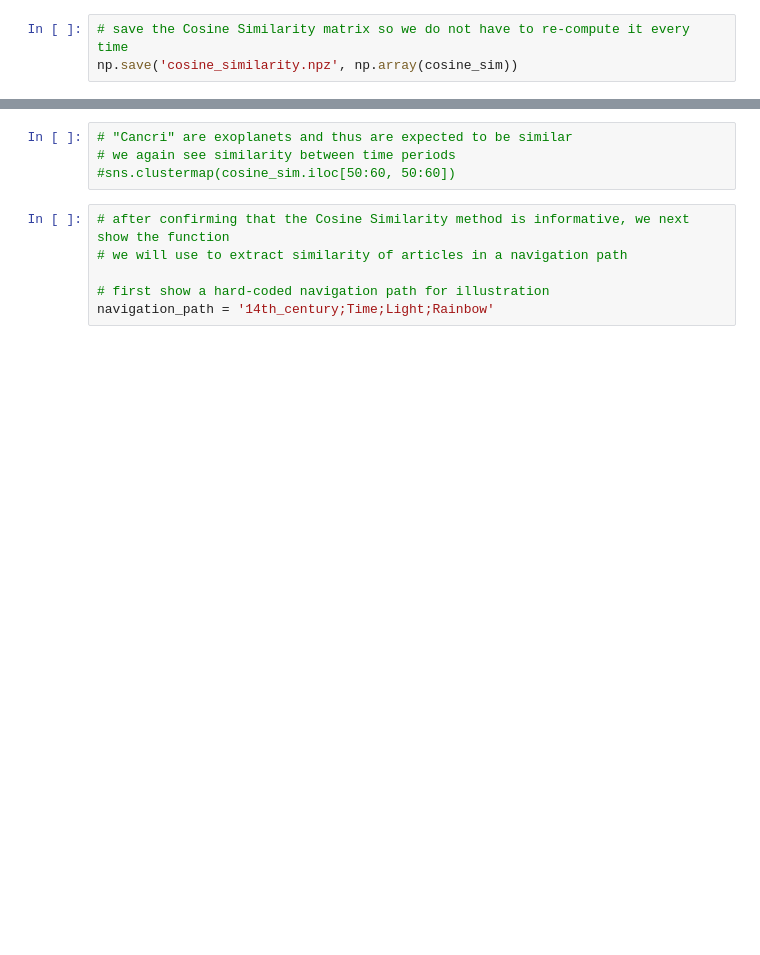
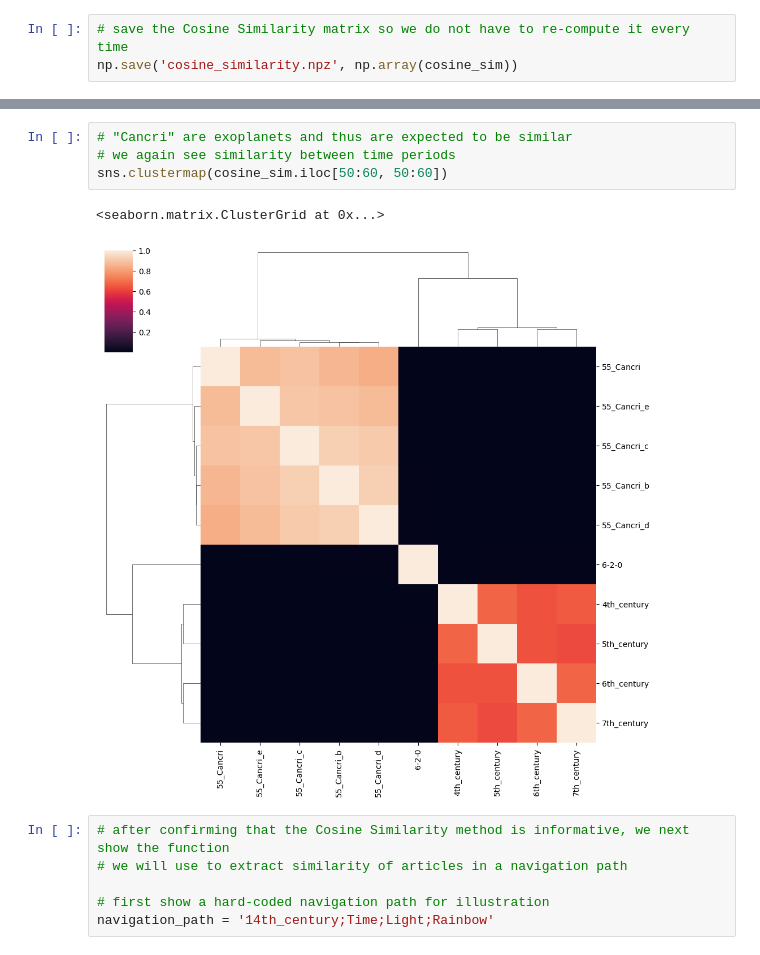
Before and after one commit to epfl-ada/ada-2022-project-theadalyzers, a Jupyter notebook: Dataset-Processing.ipynb, the cells around one changed output, grey strips where cells are left out. Saved outputs shown, nothing was run; the diff lists cells and outputs as text; blank space fills up the shorter version.

```diff
--- a/Dataset-Processing.ipynb
+++ b/Dataset-Processing.ipynb
@@ -425,7 +441,10 @@ import seaborn as sns
 # %%
 # "Cancri" are exoplanets and thus are expected to be similar
 # we again see similarity between time periods
-#sns.clustermap(cosine_sim.iloc[50:60, 50:60])
+sns.clustermap(cosine_sim.iloc[50:60, 50:60])
+# %% [output]
+<seaborn.matrix.ClusterGrid at 0x...>
+[figure, added]
 # %%
 # after confirming that the Cosine Similarity method is informative, we next show the function
 # we will use to extract similarity of articles in a navigation path
```
Also changed, not shown: parts of 24 cells of this notebook, 7 other files.
